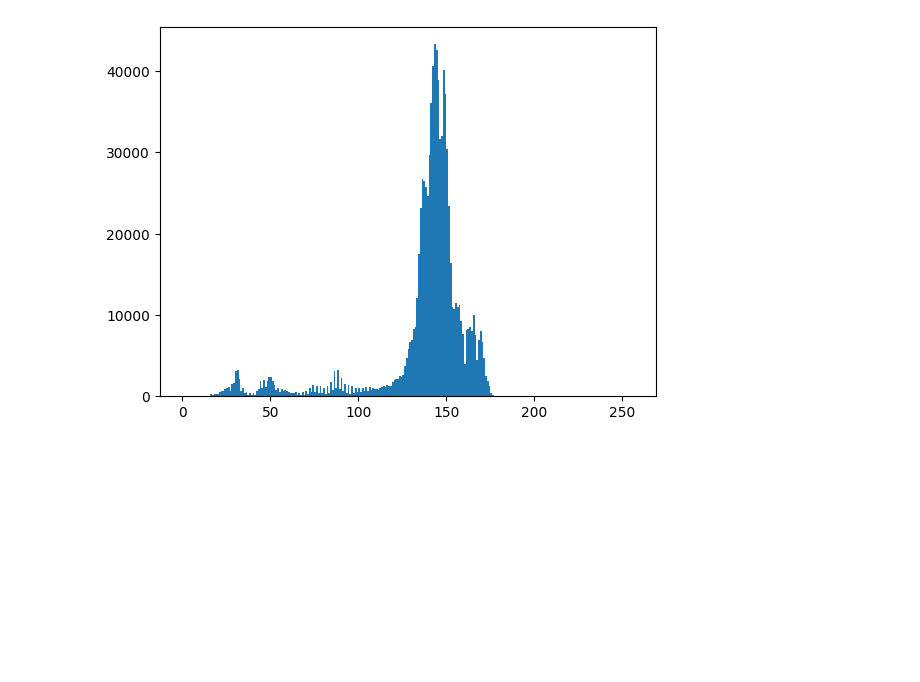
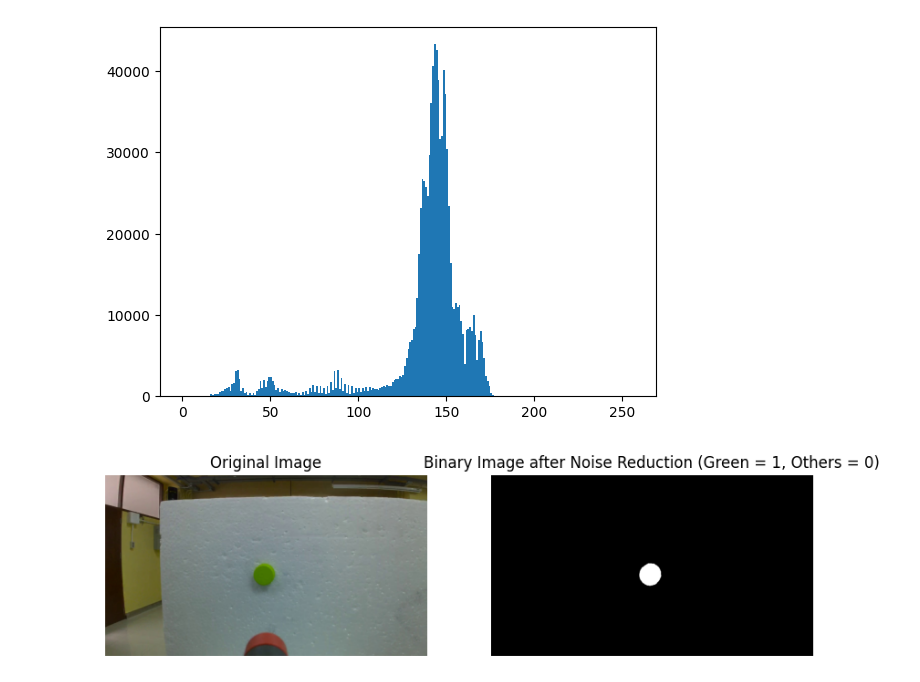
Before and after one commit to NUMNIMx/Robot, a Jupyter notebook: lab_4_immage/capture.ipynb, the cells around one changed output. Cells and saved outputs as stored; diff of their text form; code cells hidden in the pictures; blank space fills up the shorter version.

Commit message:
adding th and color in HSV

```diff
--- a/lab_4_immage/capture.ipynb
+++ b/lab_4_immage/capture.ipynb
@@ -28,3 +28,52 @@ cv2.imshow('l_image.jpg', L_image)
 plt.hist(L_image.ravel(),256,[0,256]); plt.show()
 # %% [output]
 [figure]
+# %%
+import cv2
+import numpy as np
+import matplotlib.pyplot as plt
+
+# โหลดรูปภาพ
+image_path = 'captured_image.jpg'
+image = cv2.imread(image_path)
+
+# แปลงรูปภาพจาก BGR เป็น RGB
+image_rgb = cv2.cvtColor(image, cv2.COLOR_BGR2RGB)
+
+# แปลงรูปภาพจาก RGB เป็น HSV
+image_hsv = cv2.cvtColor(image_rgb, cv2.COLOR_RGB2HSV)
+
+# กำหนดขอบเขตของสีเขียว
+lower_green = np.array([35, 100, 20])
+upper_green = np.array([85, 255, 255])
+
+# สร้าง mask ที่ตรวจจับโทนสีเขียว
+mask = cv2.inRange(image_hsv, lower_green, upper_green)
+
+# ใช้ morphological operations เพื่อลด noise
+kernel = np.ones((5, 5), np.uint8)
+
+# ใช้ erosion เพื่อลดจุดเล็กๆ ที่เป็น noise
+mask = cv2.erode(mask, kernel, iterations=1)
+
+# ใช้ dilation เพื่อขยายส่วนที่สนใจ
+mask = cv2.dilate(mask, kernel, iterations=1)
+
+# แปลง mask ให้เป็นค่าตัวเลข 1 และ 0
+binary_image = (mask > 0).astype(np.uint8)
+
+# แสดงภาพต้นฉบับและภาพที่ถูกแปลง
+plt.figure(figsize=(10, 5))
+plt.subplot(1, 2, 1)
+plt.title('Original Image')
+plt.imshow(image_rgb)
+plt.axis('off')
+
+plt.subplot(1, 2, 2)
+plt.title('Binary Image after Noise Reduction (Green = 1, Others = 0)')
+plt.imshow(binary_image, cmap='gray')
+plt.axis('off')
+
+plt.show()
+# %% [output]
+[figure, added]
```
Also changed, not shown: 2 other files.
